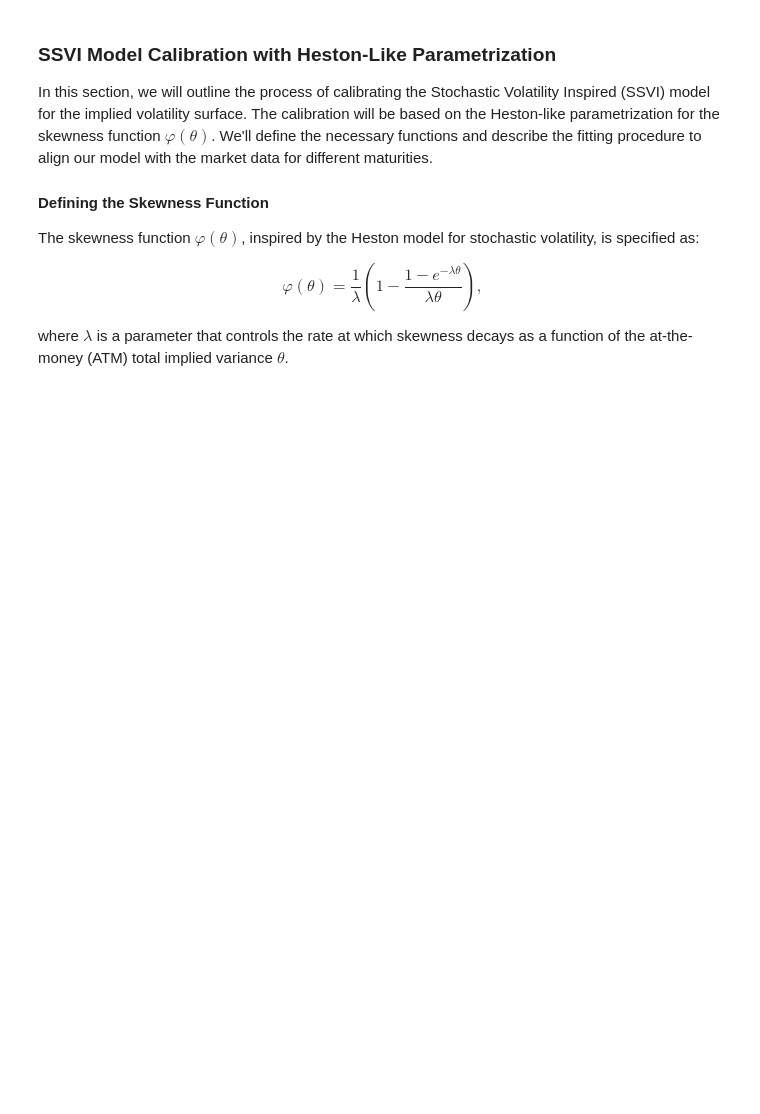
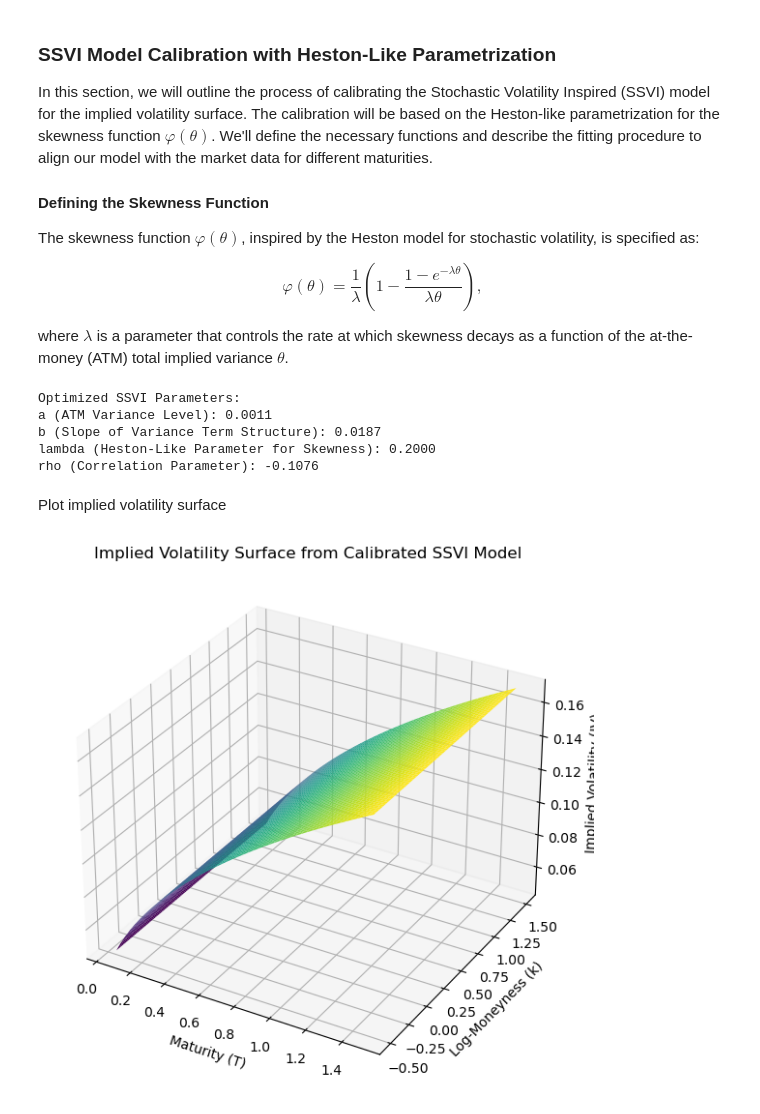
Before and after one commit to TeoAle/Numerical_Processing_Options, a Jupyter notebook: No_arbitrage_implied_volatility.ipynb, the cells around one changed output. Cells and saved outputs as stored; diff of their text form; code cells hidden in the pictures; blank space fills up the shorter version.

```diff
--- a/No_arbitrage_implied_volatility.ipynb
+++ b/No_arbitrage_implied_volatility.ipynb
@@ -777,0 +754,53 @@ def ssvi_surface(T, k, theta, lambd, rho):
+# %%
+initial_guess = [0.01, 0.01, 0.2, -0.1]  # [a, b, lambd, rho]
+
+result = minimize(
+    objective,
+    initial_guess,
+    args=(
+        mkt_log_mon_may, vols_calls_may, maturity_may,
+        mkt_log_mon_apr, vols_calls_apr, maturity_apr
+    ),
+    method='SLSQP'
+)
+
+if result.success:
+    a_star, b_star, lamb_star, rho_star = result.x
+    print("Optimized SSVI Parameters:")
+    print(f"a (ATM Variance Level): {a_star:.4f}")
+    print(f"b (Slope of Variance Term Structure): {b_star:.4f}")
+    print(f"lambda (Heston-Like Parameter for Skewness): {lamb_star:.4f}")
+    print(f"rho (Correlation Parameter): {rho_star:.4f}")
+else:
+    print("Optimization failed:", result.message)
+# %% [output]
+Optimized SSVI Parameters:
+a (ATM Variance Level): 0.0011
+b (Slope of Variance Term Structure): 0.0187
+lambda (Heston-Like Parameter for Skewness): 0.2000
+rho (Correlation Parameter): -0.1076
+# %%
+maturities = np.linspace(0.05, 1.5, 50)
+log_moneyness = np.linspace(-0.5, 1.5, 50)
+
+T, K = np.meshgrid(maturities, log_moneyness)
+IV = np.zeros_like(T)
+for i in range(len(maturities)):
+    for j in range(len(log_moneyness)):
+        theta = theta_T(T[i, j], a_star, b_star)
+        IV[i, j] = np.sqrt(ssvi_surface(T[i, j], K[i, j], theta, lamb_star, rho_star))
+# %% [markdown]
+Plot implied volatility surface
+# %%
+fig = plt.figure(figsize=(10, 7))
+ax = fig.add_subplot(111, projection='3d')
+surf = ax.plot_surface(T, K, IV, cmap='viridis', edgecolor='none')
+
+ax.set_xlabel('Maturity (T)')
+ax.set_ylabel('Log-Moneyness (k)')
+ax.set_zlabel('Implied Volatility (IV)')
+ax.set_title('Implied Volatility Surface from Calibrated SSVI Model')
+
+plt.show()
+# %% [output]
+[figure, added]
```
Also changed, not shown: parts of 9 cells of this notebook.
